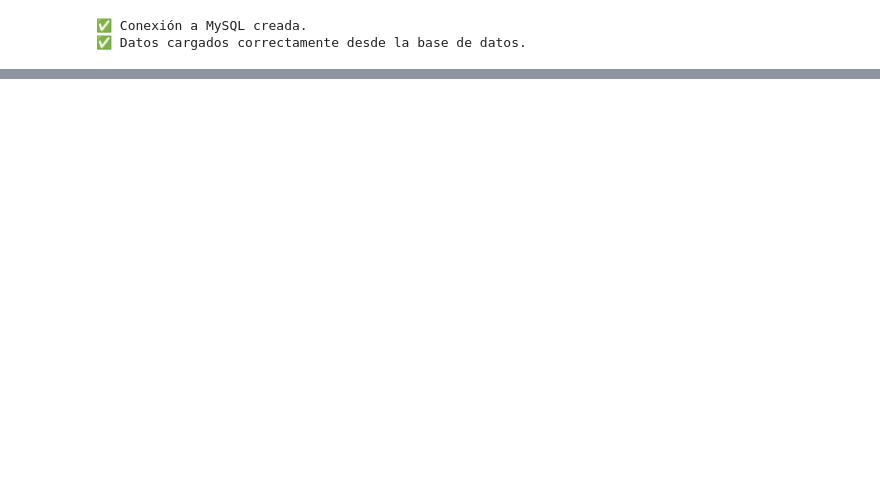
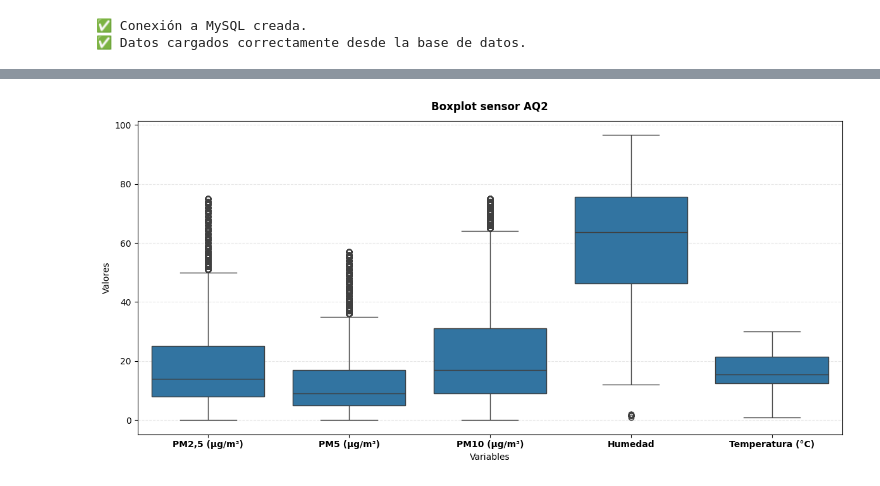
Before and after one commit to senboada/air_quality, a Jupyter notebook: src/limpieza/2.analisis.ipynb, the cells around one changed output, grey strips where cells are left out. Cells and saved outputs as stored; diff of their text form; code cells hidden in the pictures; blank space fills up the shorter version.

```diff
--- a/src/limpieza/2.analisis.ipynb
+++ b/src/limpieza/2.analisis.ipynb
@@ -388,0 +671,9 @@ plot_correlation_map(DF_AQSEP, title="Correlación de variables en DF_AQSEP")
+# %%
+DFAQ2_L, DFAQ2_TEMP_REP_IQR = limitar_umbrales_columna(
+    df=DFAQ2_L,       # el DF ya filtrado
+    col="temperature",
+    method="iqr",
+    iqr_k=1.5         # puedes probar con 1.5 (estricto) o 2.0–2.5 (más flexible)
+)
+
+print(DFAQ2_TEMP_REP_IQR)
@@ -388,0 +715,2 @@ plot_correlation_map(DF_AQSEP, title="Correlación de variables en DF_AQSEP")
+# %%
+DFAQ2_L.loc[DFAQ2_L["humidity"] == 0, "humidity"] = np.nan
@@ -388,0 +734,10 @@ plot_correlation_map(DF_AQSEP, title="Correlación de variables en DF_AQSEP")
+# %%
+# Aplicar IQR a la columna co
+DFAQ2_L, REP_CO_DFAQ2_L = limitar_umbrales_columna(
+    df=DFAQ2_L,
+    col="co",
+    method="iqr",
+    iqr_k=1.5  # puedes probar 2.0 o 2.5 según qué tan estricto quieras ser
+)
+
+print(REP_CO_DFAQ2_L)
@@ -388,0 +1502,11 @@ plot_correlation_map(DF_AQSEP, title="Correlación de variables en DF_AQSEP")
+# %%
+plot_all_boxplots(
+    AQ2_CLEAN_F1,
+    title="Boxplot sensor AQ2",
+    column_order=["pm2_5", "pm5", "pm10", "humidity", "temperature"],
+    xlabels=["PM2,5 (µg/m³)", "PM5 (µg/m³)", "PM10 (µg/m³)", "Humedad", "Temperatura (°C)"],
+    rotate_xticks=0,
+    bold_xticks=True
+)
+# %% [output]
+[figure, added]
```
Also changed, not shown: parts of 153 cells of this notebook, 2 other files.
